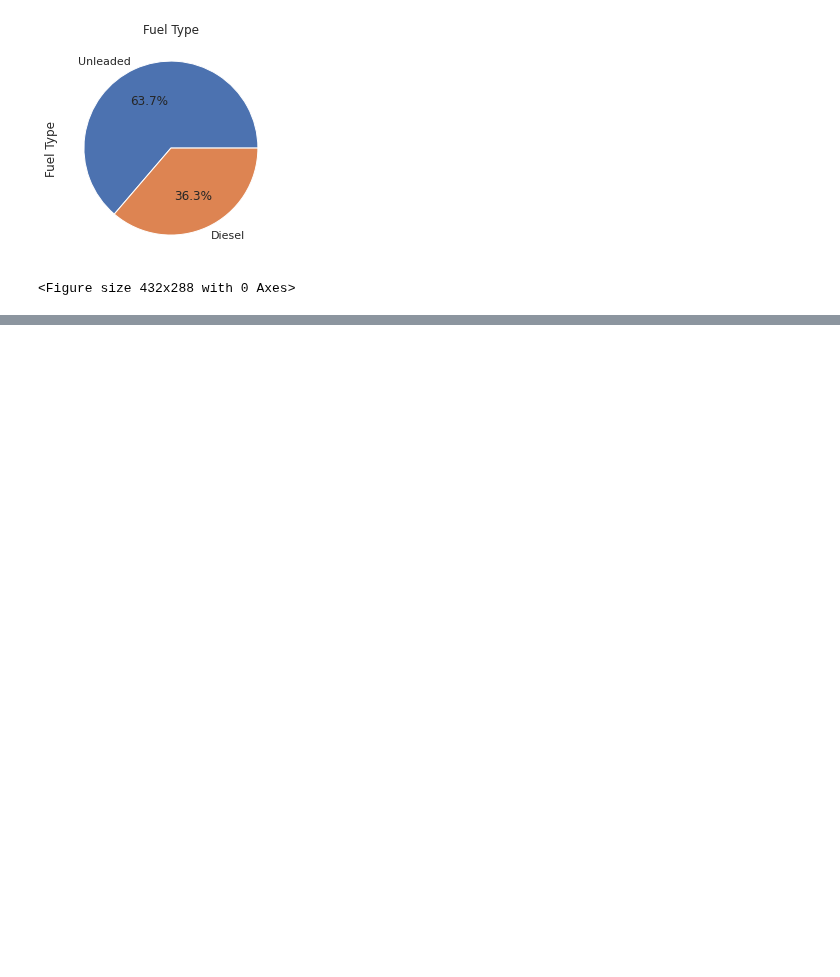
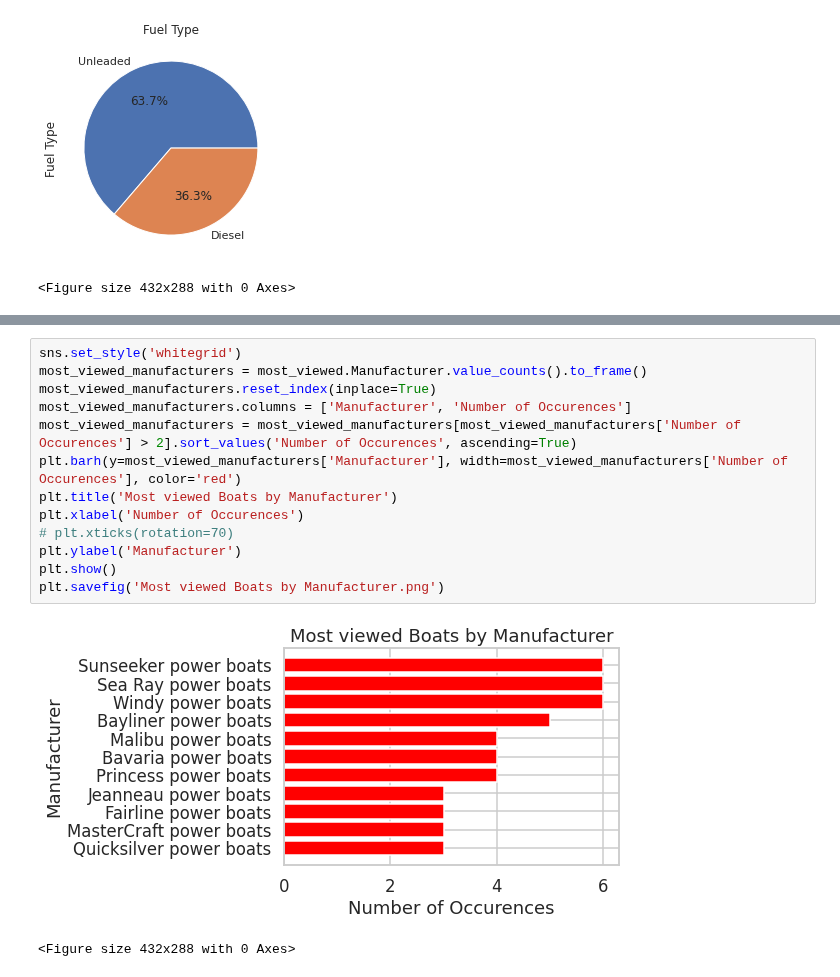
Before and after one commit to Titophilip/DataCamp, a Jupyter notebook: boat_data_analysis.ipynb, the cells around one changed output, grey strips where cells are left out. Cells and saved outputs as stored; diff of their text form; blank space fills up the shorter version.

```diff
--- a/boat_data_analysis.ipynb
+++ b/boat_data_analysis.ipynb
@@ -160 +160,17 @@ plt.savefig('Most viewed Boats by Location.png')
 <Figure size 432x288 with 0 Axes>
+# %%
+sns.set_style('whitegrid')
+most_viewed_manufacturers = most_viewed.Manufacturer.value_counts().to_frame()
+most_viewed_manufacturers.reset_index(inplace=True)
+most_viewed_manufacturers.columns = ['Manufacturer', 'Number of Occurences']
+most_viewed_manufacturers = most_viewed_manufacturers[most_viewed_manufacturers['Number of Occurences'] > 2].sort_values('Number of Occurences', ascending=True)
+plt.barh(y=most_viewed_manufacturers['Manufacturer'], width=most_viewed_manufacturers['Number of Occurences'], color='red')
+plt.title('Most viewed Boats by Manufacturer')
+plt.xlabel('Number of Occurences')
+# plt.xticks(rotation=70)
+plt.ylabel('Manufacturer')
+plt.show()
+plt.savefig('Most viewed Boats by Manufacturer.png')
+# %% [output]
+[figure, added]
+<Figure size 432x288 with 0 Axes>
```
Also changed, not shown: parts of 8 cells of this notebook.
